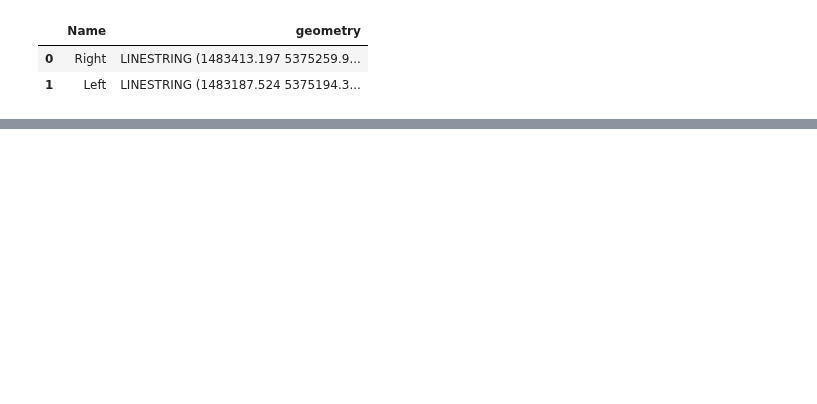
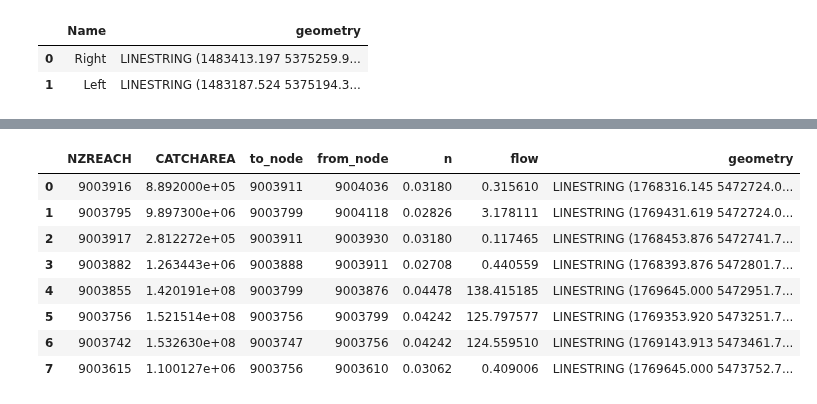
Before and after one commit to rosepearson/Hydrologic-DEMs-scripts, a Jupyter notebook: jupyter_notebooks/river_bathymetry/paper/Westport_measured.ipynb, the cells around one changed output, grey strips where cells are left out. Saved outputs shown, nothing was run; the diff lists cells and outputs as text; code cells hidden in the pictures; blank space fills up the shorter version.

```diff
--- a/jupyter_notebooks/river_bathymetry/paper/Westport_measured.ipynb
+++ b/jupyter_notebooks/river_bathymetry/paper/Westport_measured.ipynb
@@ -34,0 +139,12 @@ riverbanks
+# %%
+n
+# %% [output]
+|  | NZREACH | CATCHAREA | to_node | from_node | n | flow | geometry |
+| 0 | 9003916 | 8.892000e+05 | 9003911 | 9004036 | 0.03180 | 0.315610 | LINESTRING (1768316.145 5472724.0... |
+| 1 | 9003795 | 9.897300e+06 | 9003799 | 9004118 | 0.02826 | 3.178111 | LINESTRING (1769431.619 5472724.0... |
+| 2 | 9003917 | 2.812272e+05 | 9003911 | 9003930 | 0.03180 | 0.117465 | LINESTRING (1768453.876 5472741.7... |
+| 3 | 9003882 | 1.263443e+06 | 9003888 | 9003911 | 0.02708 | 0.440559 | LINESTRING (1768393.876 5472801.7... |
+| 4 | 9003855 | 1.420191e+08 | 9003799 | 9003876 | 0.04478 | 138.415185 | LINESTRING (1769645.000 5472951.7... |
+| 5 | 9003756 | 1.521514e+08 | 9003756 | 9003799 | 0.04242 | 125.797577 | LINESTRING (1769353.920 5473251.7... |
+| 6 | 9003742 | 1.532630e+08 | 9003747 | 9003756 | 0.04242 | 124.559510 | LINESTRING (1769143.913 5473461.7... |
+| 7 | 9003615 | 1.100127e+06 | 9003756 | 9003610 | 0.03062 | 0.409006 | LINESTRING (1769645.000 5473752.7... |
```
Also changed, not shown: parts of 23 cells of this notebook, 1 other file.
